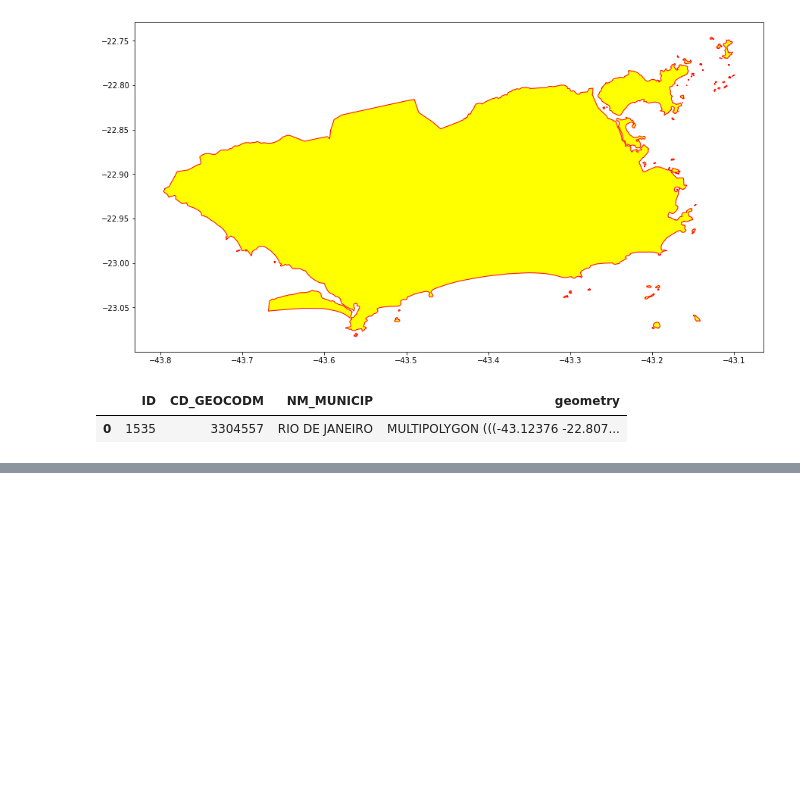
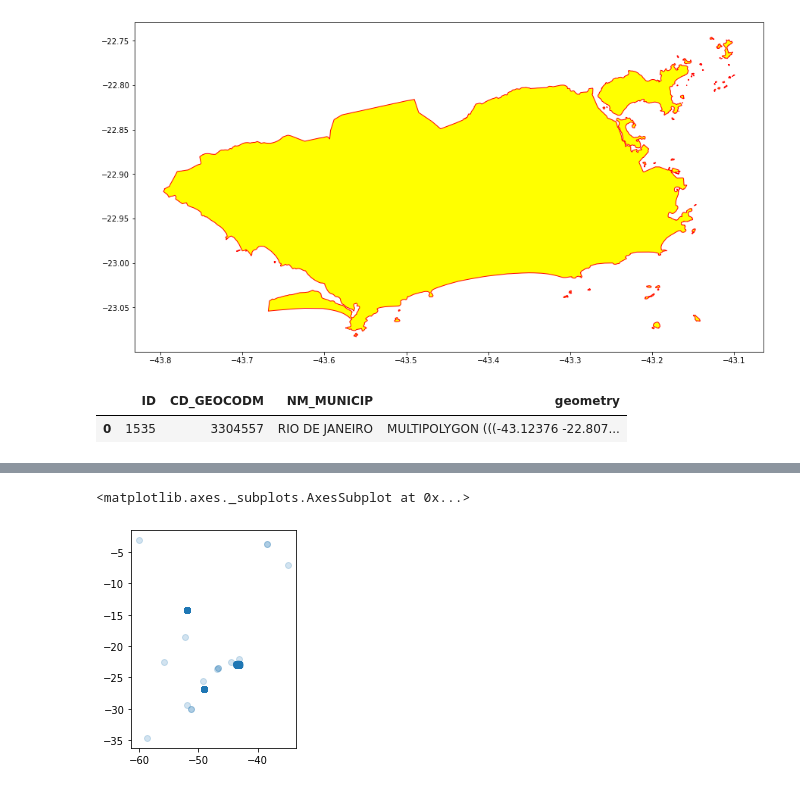
Before and after one commit to julianovale/BB_Evolution, a Jupyter notebook: 0025_AluraBB_Geopandas01.ipynb, the cells around one changed output, grey strips where cells are left out. Drawn from its saved outputs; the diff is of its cells as text; code cells hidden in the pictures; blank space fills up the shorter version.

```diff
--- a/0025_AluraBB_Geopandas01.ipynb
+++ b/0025_AluraBB_Geopandas01.ipynb
@@ -116,0 +172,5 @@ rj_mun
+# %%
+geo_dados.plot(alpha = 0.2)
+# %% [output]
+<matplotlib.axes._subplots.AxesSubplot at 0x...>
+[figure, added]
```
Also changed, not shown: parts of 21 cells of this notebook.
